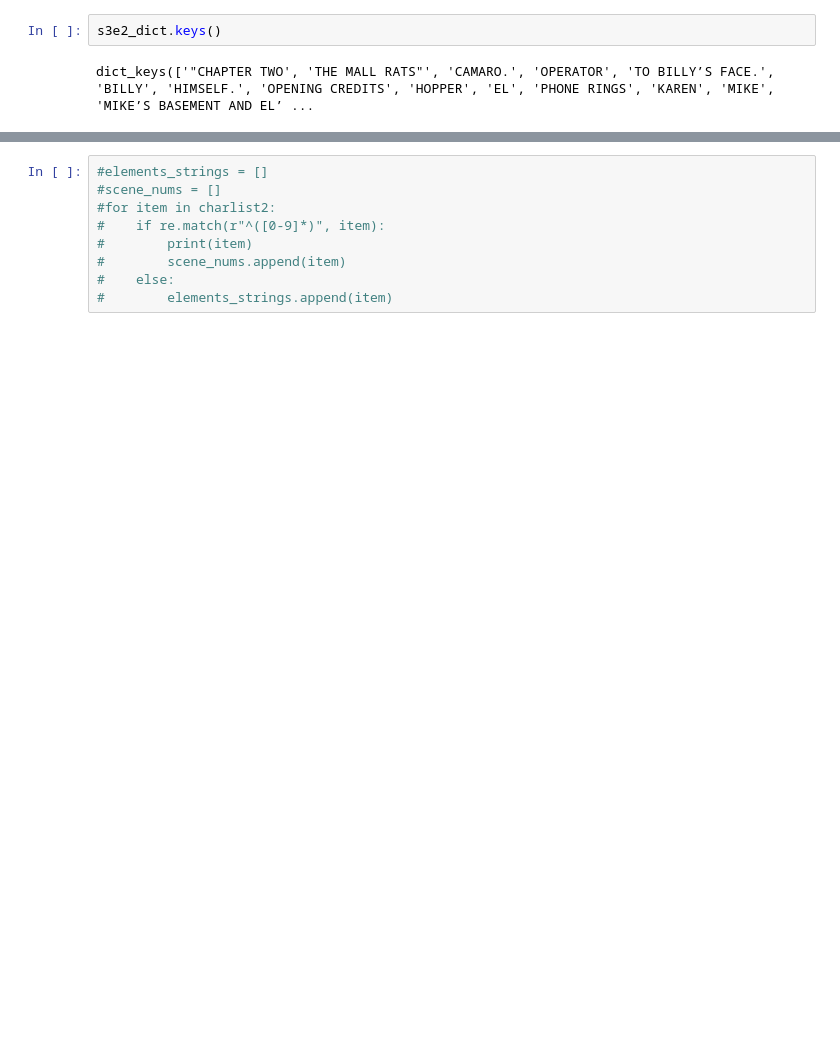
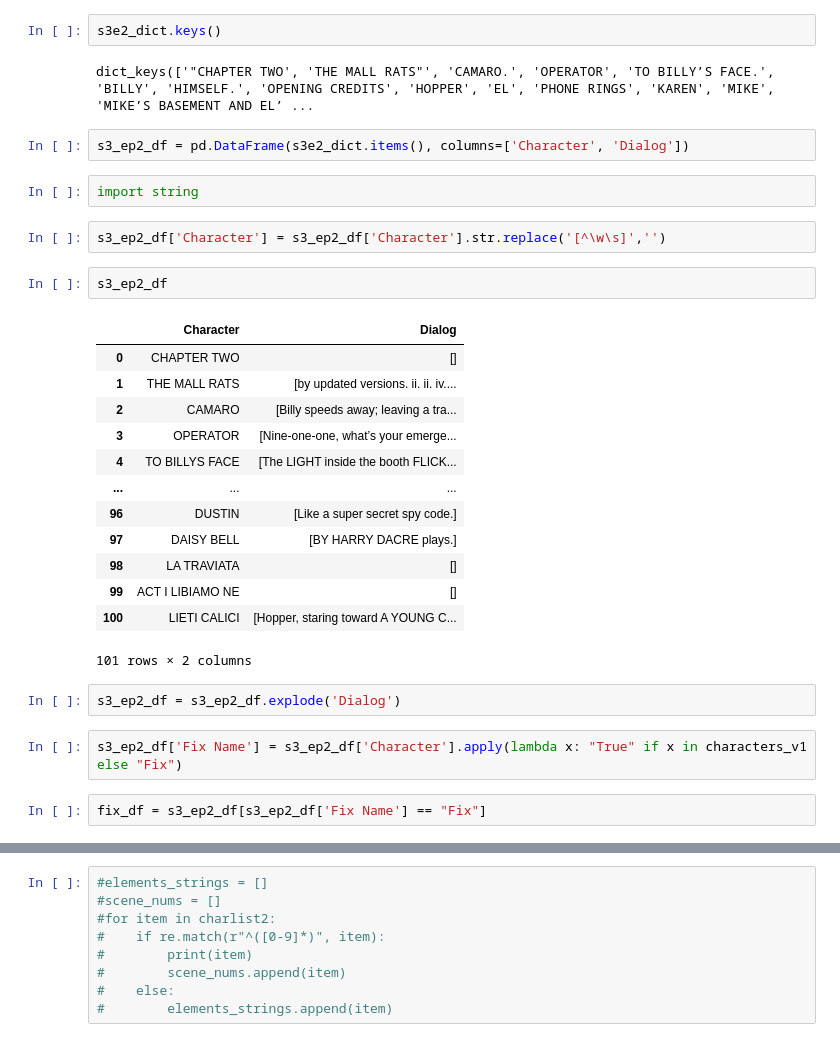
Before and after one commit to limesarelife/Milestone2, a Jupyter notebook: ReadScripts/Milestone2_stranger_things_s3e2.ipynb, the cells around one changed output, grey strips where cells are left out. Cells and saved outputs as stored; diff of their text form; blank space fills up the shorter version.

```diff
--- a/ReadScripts/Milestone2_stranger_things_s3e2.ipynb
+++ b/ReadScripts/Milestone2_stranger_things_s3e2.ipynb
@@ -191,3 +259,31 @@ defaultdict(list,
 s3e2_dict.keys()
 # %% [output]
 dict_keys(['"CHAPTER TWO', 'THE MALL RATS"', 'CAMARO.', 'OPERATOR', 'TO BILLY’S FACE.', 'BILLY', 'HIMSELF.', 'OPENING CREDITS', 'HOPPER', 'EL', 'PHONE RINGS', 'KAREN', 'MIKE', 'MIKE’S BASEMENT AND EL’ ...
+# %%
+s3_ep2_df = pd.DataFrame(s3e2_dict.items(), columns=['Character', 'Dialog'])
+# %%
+import string
+# %%
+s3_ep2_df['Character'] = s3_ep2_df['Character'].str.replace('[^\w\s]','')
+# %%
+s3_ep2_df
+# %% [output]
+|  | Character | Dialog |
+| 0 | CHAPTER TWO | [] |
+| 1 | THE MALL RATS | [by updated versions. ii. ii. iv.... |
+| 2 | CAMARO | [Billy speeds away; leaving a tra... |
+| 3 | OPERATOR | [Nine-one-one, what’s your emerge... |
+| 4 | TO BILLYS FACE | [The LIGHT inside the booth FLICK... |
+| ... | ... | ... |
+| 96 | DUSTIN | [Like a super secret spy code.] |
+| 97 | DAISY BELL | [BY HARRY DACRE plays.] |
+| 98 | LA TRAVIATA | [] |
+| 99 | ACT I LIBIAMO NE | [] |
+| 100 | LIETI CALICI | [Hopper, staring toward A YOUNG C... |
+101 rows × 2 columns
+# %%
+s3_ep2_df = s3_ep2_df.explode('Dialog')
+# %%
+s3_ep2_df['Fix Name'] = s3_ep2_df['Character'].apply(lambda x: "True" if x in characters_v1 else "Fix")
+# %%
+fix_df = s3_ep2_df[s3_ep2_df['Fix Name'] == "Fix"]
```
Also changed, not shown: parts of 19 cells of this notebook, 14 other files.
